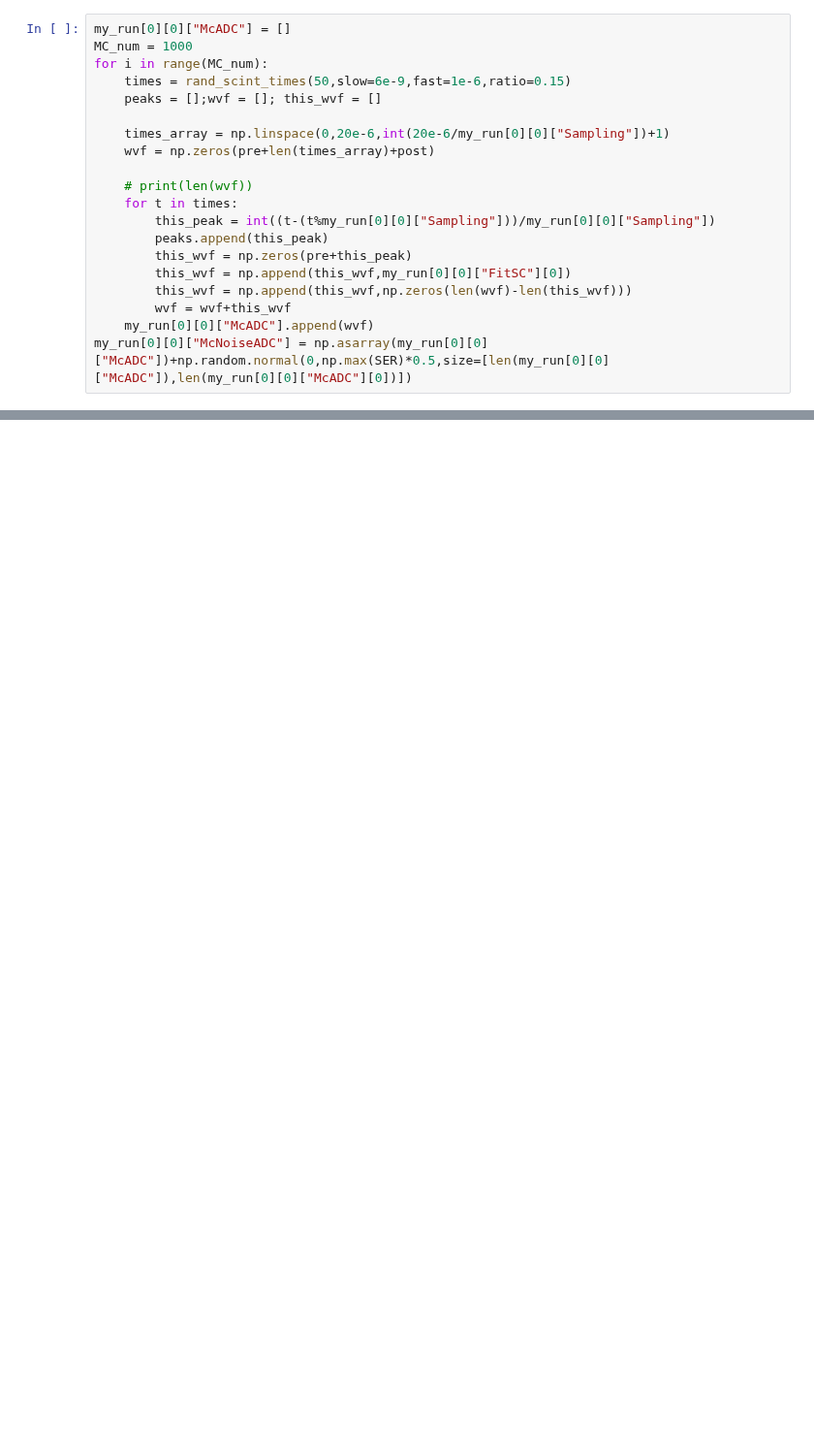
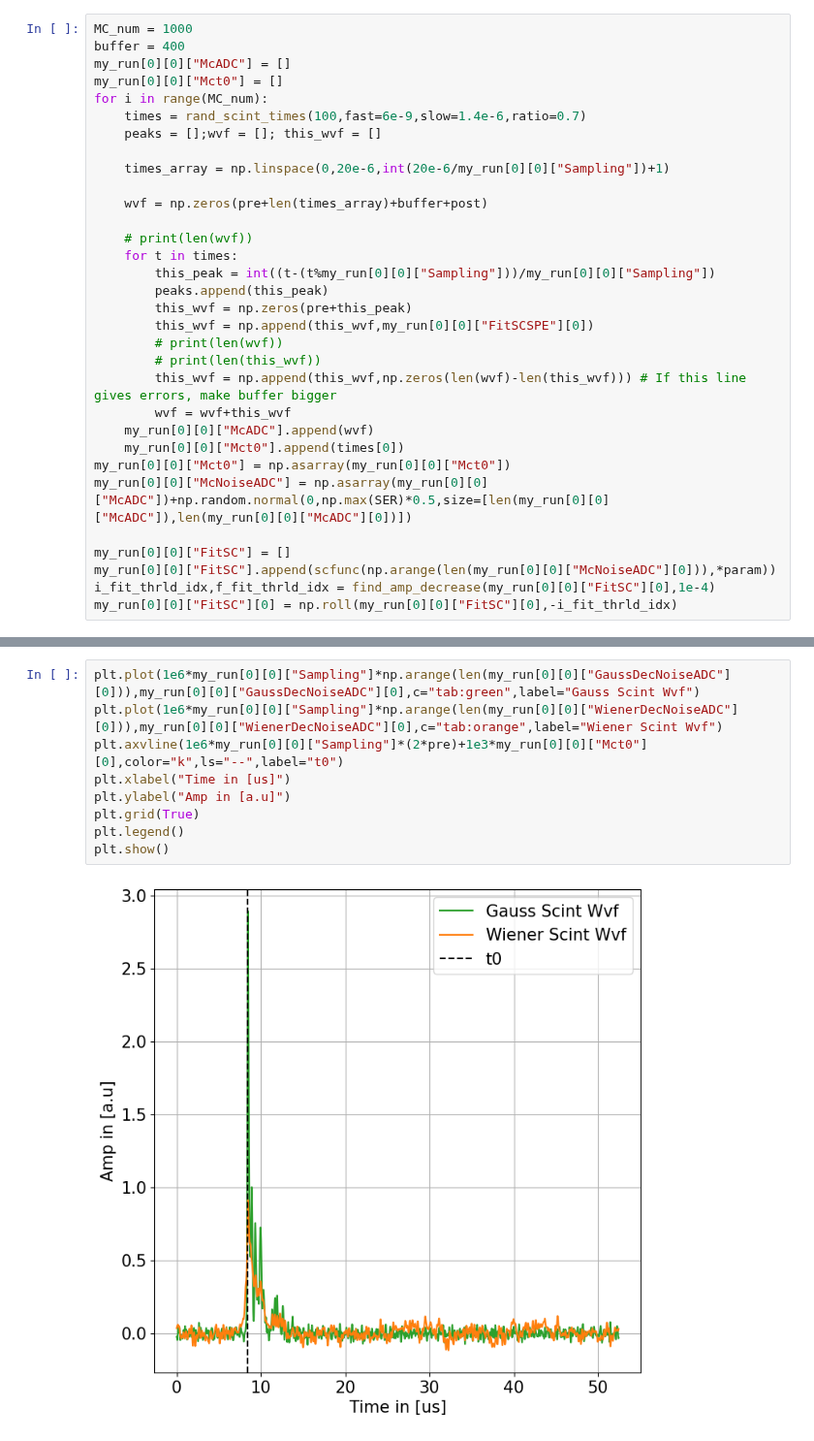
Before and after one commit to CIEMAT-Neutrino/SCINT, a Jupyter notebook: notebooks/MC.ipynb, the cells around one changed output, grey strips where cells are left out. Shown at 97% size. Drawn from its saved outputs; the diff is of its cells as text; blank space fills up the shorter version.

```diff
--- a/notebooks/MC.ipynb
+++ b/notebooks/MC.ipynb
@@ -105,21 +184,33 @@ if show == True:
 # %%
+MC_num = 1000
+buffer = 400
 my_run[0][0]["McADC"] = []
-MC_num = 1000
+my_run[0][0]["Mct0"] = []
 for i in range(MC_num):
-    times = rand_scint_times(50,slow=6e-9,fast=1e-6,ratio=0.15)
+    times = rand_scint_times(100,fast=6e-9,slow=1.4e-6,ratio=0.7)
     peaks = [];wvf = []; this_wvf = []
 
     times_array = np.linspace(0,20e-6,int(20e-6/my_run[0][0]["Sampling"])+1)
-    wvf = np.zeros(pre+len(times_array)+post)
+
+    wvf = np.zeros(pre+len(times_array)+buffer+post)
 
     # print(len(wvf))
     for t in times:
         this_peak = int((t-(t%my_run[0][0]["Sampling"]))/my_run[0][0]["Sampling"])
         peaks.append(this_peak)
         this_wvf = np.zeros(pre+this_peak)
-        this_wvf = np.append(this_wvf,my_run[0][0]["FitSC"][0])
-        this_wvf = np.append(this_wvf,np.zeros(len(wvf)-len(this_wvf)))
+        this_wvf = np.append(this_wvf,my_run[0][0]["FitSCSPE"][0])
+        # print(len(wvf))
+        # print(len(this_wvf))
+        this_wvf = np.append(this_wvf,np.zeros(len(wvf)-len(this_wvf))) # If this line gives errors, make buffer bigger
         wvf = wvf+this_wvf
     my_run[0][0]["McADC"].append(wvf)
+    my_run[0][0]["Mct0"].append(times[0])
+my_run[0][0]["Mct0"] = np.asarray(my_run[0][0]["Mct0"])
 my_run[0][0]["McNoiseADC"] = np.asarray(my_run[0][0]["McADC"])+np.random.normal(0,np.max(SER)*0.5,size=[len(my_run[0][0]["McADC"]),len(my_run[0][0]["McADC"][0])])
+
+my_run[0][0]["FitSC"] = []
+my_run[0][0]["FitSC"].append(scfunc(np.arange(len(my_run[0][0]["McNoiseADC"][0])),*param))
+i_fit_thrld_idx,f_fit_thrld_idx = find_amp_decrease(my_run[0][0]["FitSC"][0],1e-4)
+my_run[0][0]["FitSC"][0] = np.roll(my_run[0][0]["FitSC"][0],-i_fit_thrld_idx)
 # %%
@@ -219,0 +272,11 @@ if show == True:
+# %%
+plt.plot(1e6*my_run[0][0]["Sampling"]*np.arange(len(my_run[0][0]["GaussDecNoiseADC"][0])),my_run[0][0]["GaussDecNoiseADC"][0],c="tab:green",label="Gauss Scint Wvf")
+plt.plot(1e6*my_run[0][0]["Sampling"]*np.arange(len(my_run[0][0]["WienerDecNoiseADC"][0])),my_run[0][0]["WienerDecNoiseADC"][0],c="tab:orange",label="Wiener Scint Wvf")
+plt.axvline(1e6*my_run[0][0]["Sampling"]*(2*pre)+1e3*my_run[0][0]["Mct0"][0],color="k",ls="--",label="t0")
+plt.xlabel("Time in [us]")
+plt.ylabel("Amp in [a.u]")
+plt.grid(True)
+plt.legend()
+plt.show()
+# %% [output]
+[figure, added]
```
Also changed, not shown: parts of 16 cells of this notebook.
